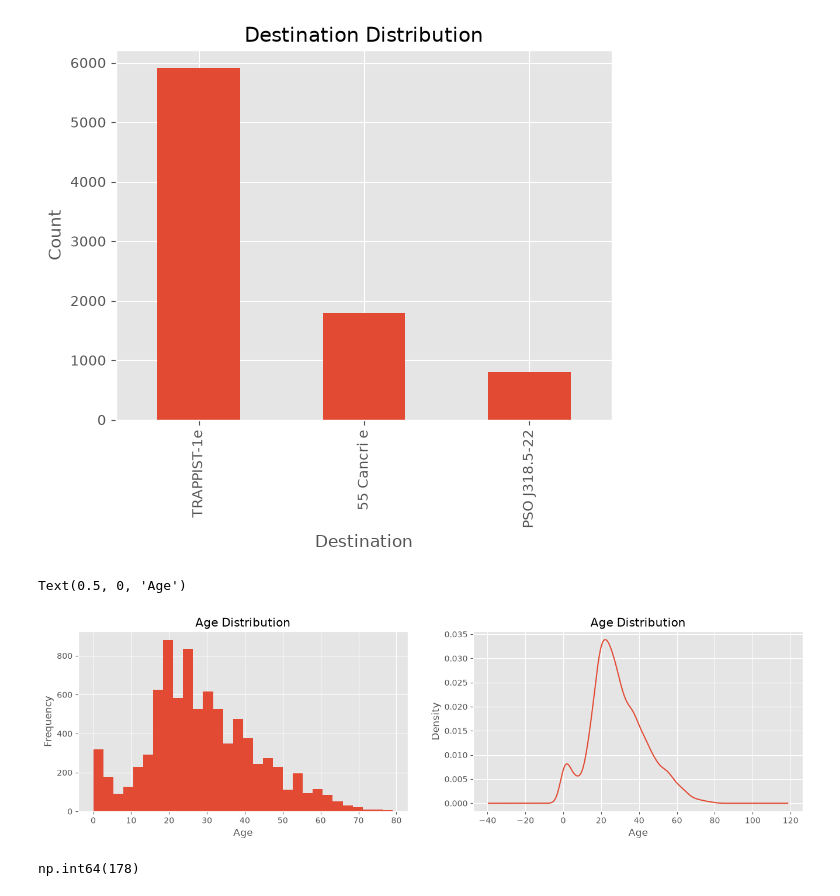
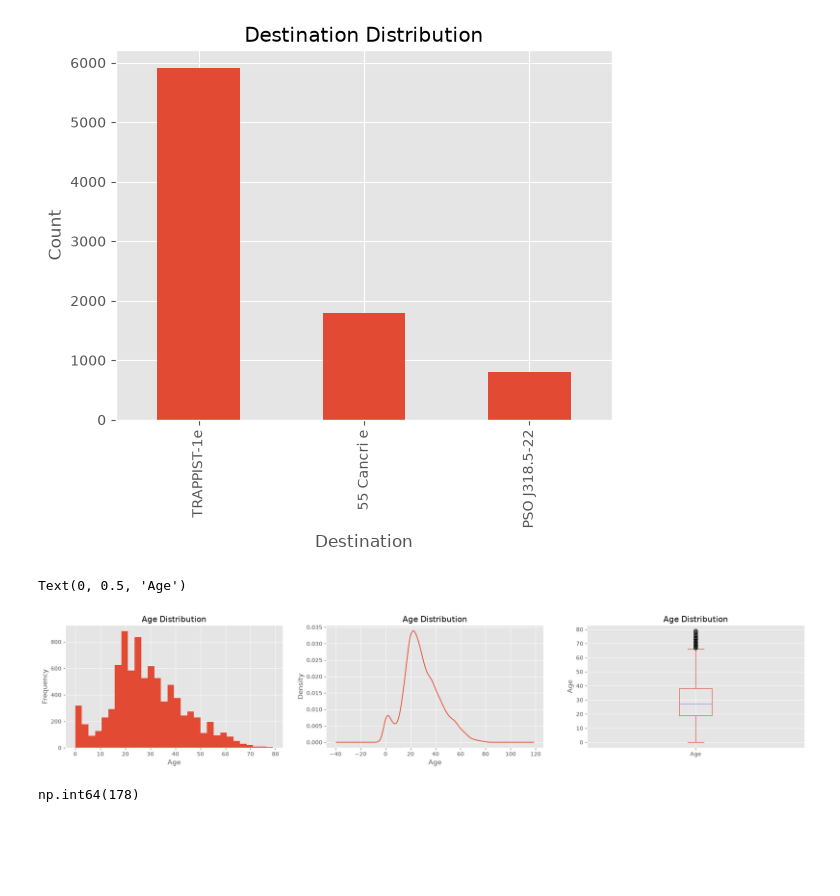
Before and after one commit to ash1ra/Spaceship-Titanic, a Jupyter notebook: Spaceship Titanic v2.ipynb, the cells around one changed output. Cells and saved outputs as stored; diff of their text form; code cells hidden in the pictures; blank space fills up the shorter version.

```diff
--- a/Spaceship Titanic v2.ipynb
+++ b/Spaceship Titanic v2.ipynb
@@ -208,15 +217,17 @@ ax.set_ylabel("Count")
 Text(0, 0.5, 'Count')
 [figure]
 # %%
-fig, axes = plt.subplots(ncols=2, figsize=(16,4))
+fig, axes = plt.subplots(ncols=3, figsize=(24,4))
 
 ax = df["Age"].plot(kind="hist", ax=axes[0], title="Age Distribution", bins=30)
 ax.set_xlabel("Age")
 ax = df["Age"].plot(kind="kde", ax=axes[1], title="Age Distribution")
 ax.set_xlabel("Age")
+ax = df["Age"].plot(kind="box", ax=axes[2], title="Age Distribution")
+ax.set_ylabel("Age")
 # %% [output]
-Text(0.5, 0, 'Age')
+Text(0, 0.5, 'Age')
-[figure, old version]
+[figure, new version]
 # %%
 (df["Age"] == 0).sum()
 # %% [output]
```
Also changed, not shown: parts of 7 cells of this notebook.
